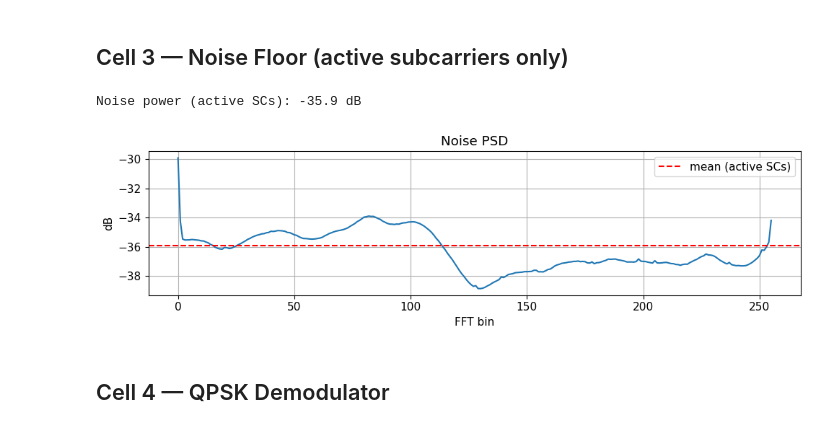
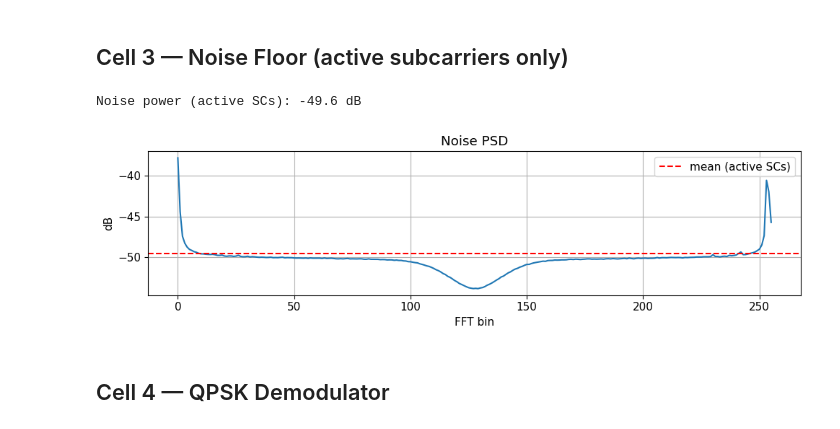
Before and after one commit to tythomassen/Channel-Measurement-Campaign-WINLAB, a Jupyter notebook: Ofdm/snr_sweep_postprocess.ipynb, the cells around one changed output. Drawn from its saved outputs; the diff is of its cells as text; code cells hidden in the pictures.

```diff
--- a/Ofdm/snr_sweep_postprocess.ipynb
+++ b/Ofdm/snr_sweep_postprocess.ipynb
@@ -26,7 +26,9 @@ plt.rcParams['font.size'] = 11
 
 SWEEP_DIR   = '.'                    # notebook lives with the .npz files
 TX_FILE     = './tx_waveform.npz'
-LABEL       = 'run1'
+# run_sweep_master.py names captures rx_capture_cf<freq>_g<gain>.npz
+CENTER_FREQ = '3.5e9'
+NOISE_FILE  = './rx_noise.npz'        # captured by run_sweep_master.py with TX off
 SKIP_FRAMES = 5
 # %% [markdown]
 ## Cell 2 — Load TX Reference
@@ -62,27 +64,27 @@ Active subcarrier bins: 192 / 256
 # %% [markdown]
 ## Cell 3 — Noise Floor (active subcarriers only)
 # %%
-noise_data = np.load(os.path.join(SWEEP_DIR, f'rx_{LABEL}_noise.npz'))
+noise_data = np.load(NOISE_FILE)
 noise_samples = noise_data['samples'].astype(np.complex64)
 
 # FFT the noise, average power per bin
 n_blocks = len(noise_samples) // FFT
 noise_fft = noise_samples[:n_blocks*FFT].reshape(n_blocks, FFT)
 noise_spec = np.fft.fft(noise_fft, axis=1)
 noise_pwr_per_bin = np.mean(np.abs(noise_spec)**2, axis=0)
 noise_pwr_active  = float(np.mean(noise_pwr_per_bin[occ_bins]))
 
 print(f'Noise power (active SCs): {10*np.log10(noise_pwr_active+1e-20):.1f} dB')
 
 fig, ax = plt.subplots(figsize=(10, 3))
 ax.plot(10*np.log10(noise_pwr_per_bin + 1e-20))
 ax.axhline(10*np.log10(noise_pwr_active+1e-20), color='r', ls='--', label='mean (active SCs)')
 ax.set_xlabel('FFT bin'); ax.set_ylabel('dB')
 ax.set_title('Noise PSD'); ax.legend(); ax.grid(True)
 plt.tight_layout(); plt.show()
 # %% [output]
-Noise power (active SCs): -35.9 dB
+Noise power (active SCs): -49.6 dB
-[figure, old version]
+[figure, new version]
 # %% [markdown]
 ## Cell 4 — QPSK Demodulator
 # %%
```
Also changed, not shown: parts of 6 cells of this notebook, 6 other files.
